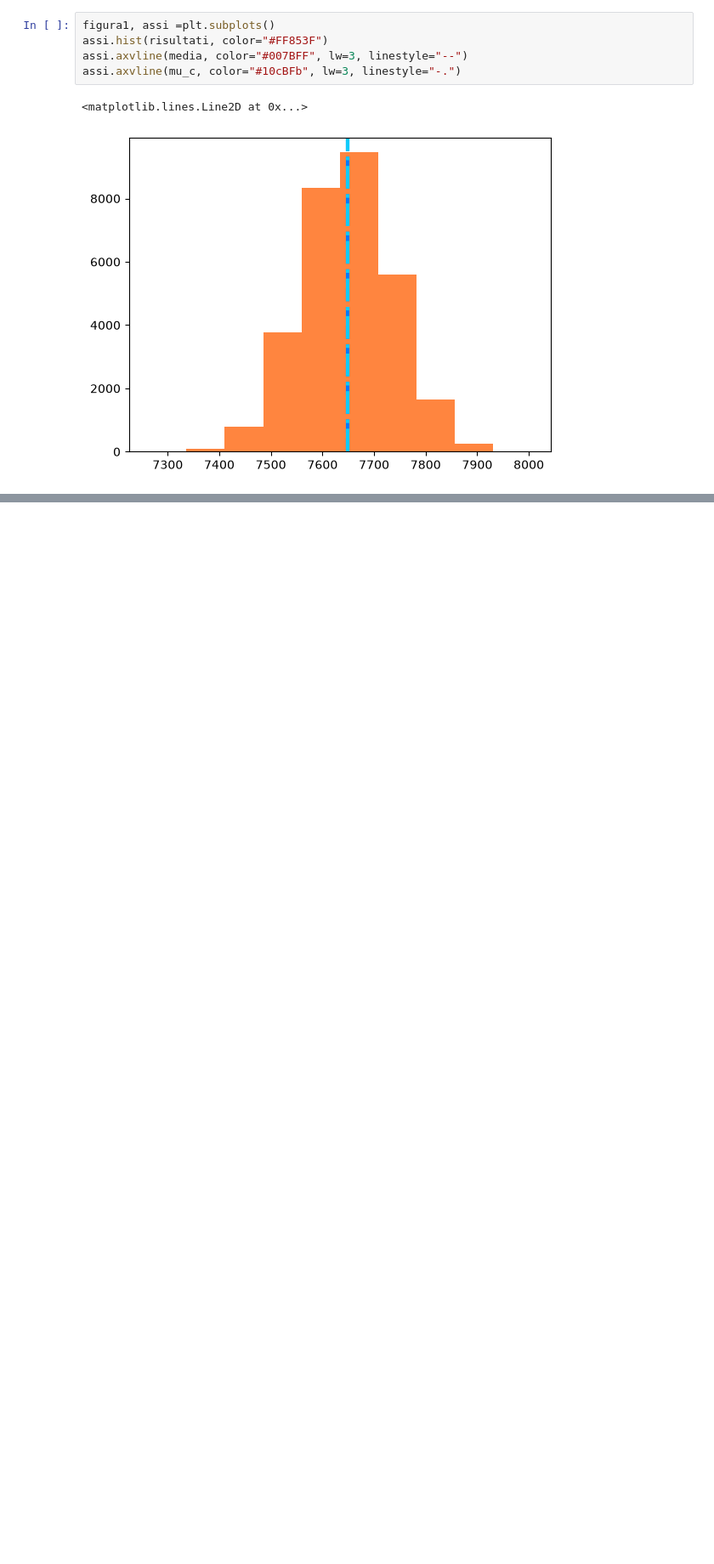
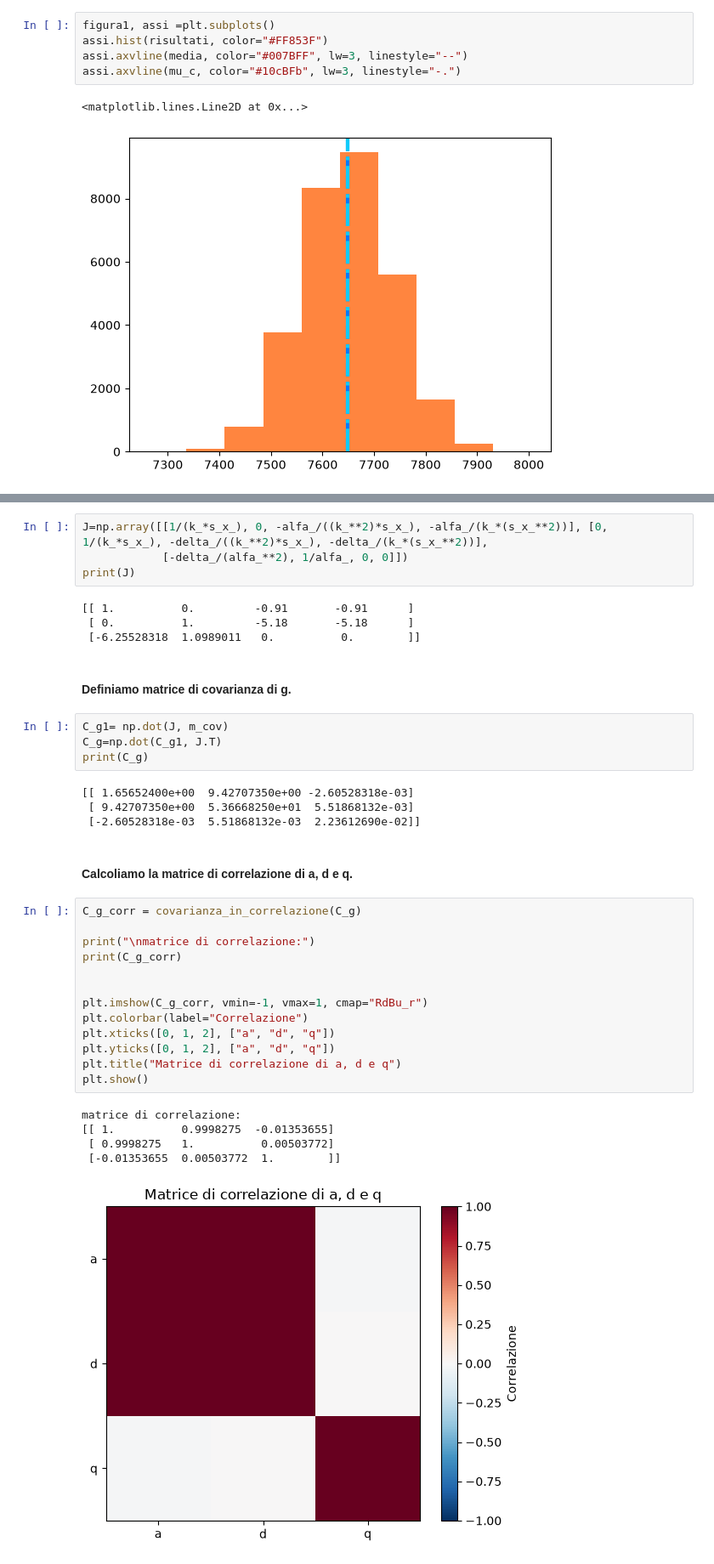
Before and after one commit to aria3137/Lab01, a Jupyter notebook: esperimento_young.ipynb, the cells around one changed output, grey strips where cells are left out. Shown at 85% size. Drawn from its saved outputs; the diff is of its cells as text; blank space fills up the shorter version.

```diff
--- a/esperimento_young.ipynb
+++ b/esperimento_young.ipynb
@@ -253,0 +372,39 @@ plt.show()
+# %%
+J=np.array([[1/(k_*s_x_), 0, -alfa_/((k_**2)*s_x_), -alfa_/(k_*(s_x_**2))], [0, 1/(k_*s_x_), -delta_/((k_**2)*s_x_), -delta_/(k_*(s_x_**2))],
+            [-delta_/(alfa_**2), 1/alfa_, 0, 0]])
+print(J)
+# %% [output]
+[[ 1.          0.         -0.91       -0.91      ]
+ [ 0.          1.         -5.18       -5.18      ]
+ [-6.25528318  1.0989011   0.          0.        ]]
+# %% [markdown]
+#### Definiamo matrice di covarianza di g.
+# %%
+C_g1= np.dot(J, m_cov)
+C_g=np.dot(C_g1, J.T)
+print(C_g)
+# %% [output]
+[[ 1.65652400e+00  9.42707350e+00 -2.60528318e-03]
+ [ 9.42707350e+00  5.36668250e+01  5.51868132e-03]
+ [-2.60528318e-03  5.51868132e-03  2.23612690e-02]]
+# %% [markdown]
+#### Calcoliamo la matrice di correlazione di a, d e q.
+# %%
+C_g_corr = covarianza_in_correlazione(C_g)
+
+print("\nmatrice di correlazione:")
+print(C_g_corr)
+
+
+plt.imshow(C_g_corr, vmin=-1, vmax=1, cmap="RdBu_r")
+plt.colorbar(label="Correlazione")
+plt.xticks([0, 1, 2], ["a", "d", "q"])
+plt.yticks([0, 1, 2], ["a", "d", "q"])
+plt.title("Matrice di correlazione di a, d e q")
+plt.show()
+# %% [output]
+matrice di correlazione:
+[[ 1.          0.9998275  -0.01353655]
+ [ 0.9998275   1.          0.00503772]
+ [-0.01353655  0.00503772  1.        ]]
+[figure, added]
```
Also changed, not shown: parts of 57 cells of this notebook.
